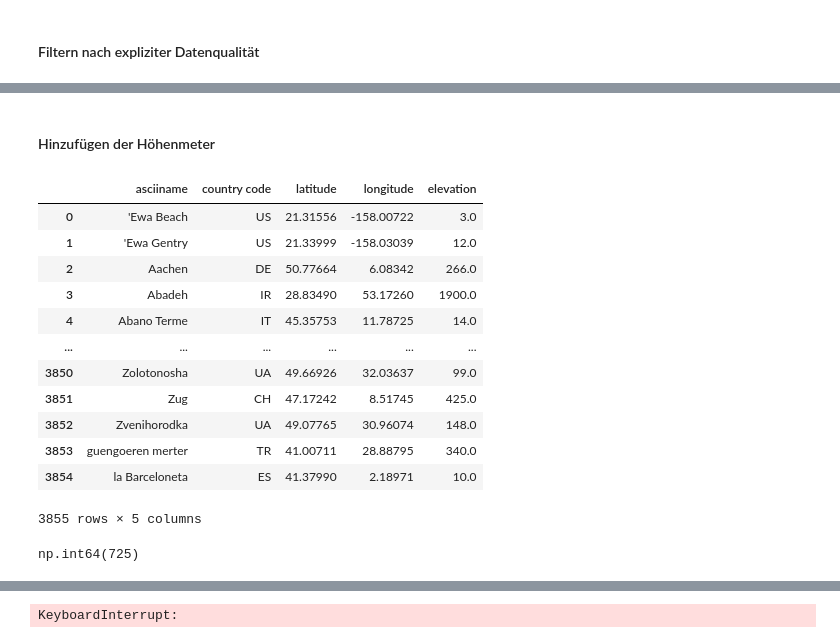
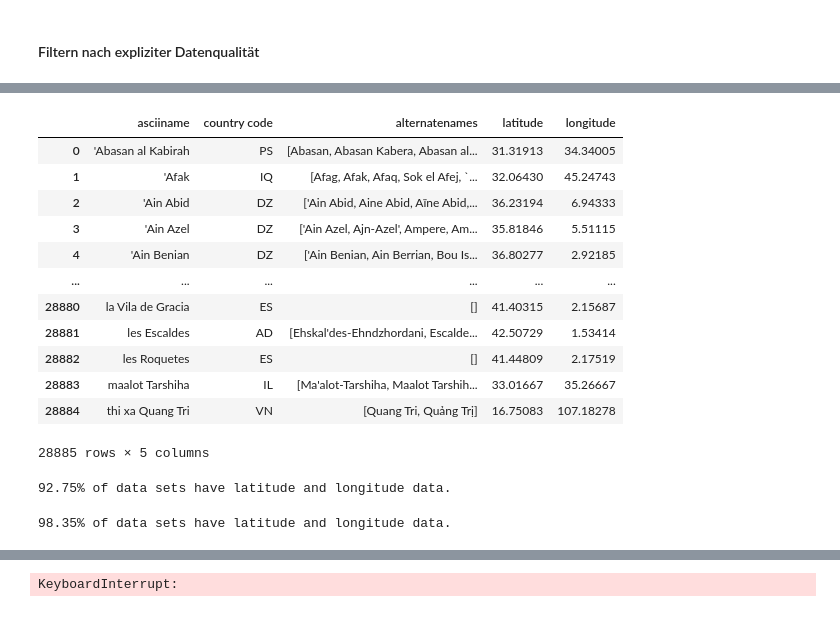
Before and after one commit to GehriJan/data-science-exam, a Jupyter notebook: data_science_exam.ipynb, the cells around one changed output, grey strips where cells are left out. Drawn from its saved outputs; the diff is of its cells as text; code cells hidden in the pictures.

```diff
--- a/data_science_exam.ipynb
+++ b/data_science_exam.ipynb
@@ -167,2 +103,0 @@ df1["continent"] = continent_series
-# %% [markdown]
-#### Hinzufügen der Höhenmeter
@@ -169,45 +121,35 @@ df1["continent"] = continent_series
 # %%
 cities = pd.read_table(
     "https://download.geonames.org/export/dump/cities15000.zip",
     names=[
         "geonameid", "name", "asciiname", "alternatenames", "latitude", "longitude",
         "feature class", "feature code", "country code", "cc2", "admin1 code", "admin2 code",
         "admin3 code", "admin4 code", "population", "elevation", "dem", "timezone", "modificaction date",
     ],
-    usecols=["asciiname", "country code", "latitude", "longitude", "elevation"]
+    usecols=["asciiname", "country code", "latitude", "longitude", "alternatenames"]
 )
+
 cities = (
     cities
-    .loc[cities[["elevation", "latitude", "longitude"]].notna().prod("columns")==1]
+    # .loc[cities[["elevation", "latitude", "longitude"]].notna().prod("columns")==1]
     # [cities["elevation"].notna()]
     .groupby(["asciiname", "country code"])
     .first()
     .reset_index()
 )
+cities["alternatenames"] = cities["alternatenames"].apply(lambda x: x.split(",") if x is not None else [])
 display(cities)
-(
-    df1
-    .merge(
-        cities,
-        how="left",
-        left_on=["city", "alpha2"],
-        right_on=["asciiname", "country code"]
-    , validate="one_to_one")
-    .drop("asciiname", axis="columns")
-    ["elevation"].isna().sum()
-)
 # %% [output]
-|  | asciiname | country code | latitude | longitude | elevation |
-| 0 | 'Ewa Beach | US | 21.31556 | -158.00722 | 3.0 |
-| 1 | 'Ewa Gentry | US | 21.33999 | -158.03039 | 12.0 |
-| 2 | Aachen | DE | 50.77664 | 6.08342 | 266.0 |
-| 3 | Abadeh | IR | 28.83490 | 53.17260 | 1900.0 |
-| 4 | Abano Terme | IT | 45.35753 | 11.78725 | 14.0 |
+|  | asciiname | country code | alternatenames | latitude | longitude |
+| 0 | 'Abasan al Kabirah | PS | [Abasan, Abasan Kabera, Abasan al... | 31.31913 | 34.34005 |
+| 1 | 'Afak | IQ | [Afag, Afak, Afaq, Sok el Afej, `... | 32.06430 | 45.24743 |
+| 2 | 'Ain Abid | DZ | ['Ain Abid, Aine Abid, Aïne Abid,... | 36.23194 | 6.94333 |
+| 3 | 'Ain Azel | DZ | ['Ain Azel, Ajn-Azel', Ampere, Am... | 35.81846 | 5.51115 |
+| 4 | 'Ain Benian | DZ | ['Ain Benian, Ain Berrian, Bou Is... | 36.80277 | 2.92185 |
 | ... | ... | ... | ... | ... | ... |
-| 3850 | Zolotonosha | UA | 49.66926 | 32.03637 | 99.0 |
-| 3851 | Zug | CH | 47.17242 | 8.51745 | 425.0 |
-| 3852 | Zvenihorodka | UA | 49.07765 | 30.96074 | 148.0 |
-| 3853 | guengoeren merter | TR | 41.00711 | 28.88795 | 340.0 |
-| 3854 | la Barceloneta | ES | 41.37990 | 2.18971 | 10.0 |
+| 28880 | la Vila de Gracia | ES | [] | 41.40315 | 2.15687 |
+| 28881 | les Escaldes | AD | [Ehskal'des-Ehndzhordani, Escalde... | 42.50729 | 1.53414 |
+| 28882 | les Roquetes | ES | [] | 41.44809 | 2.17519 |
+| 28883 | maalot Tarshiha | IL | [Ma'alot-Tarshiha, Maalot Tarshih... | 33.01667 | 35.26667 |
+| 28884 | thi xa Quang Tri | VN | [Quang Tri, Quảng Trị] | 16.75083 | 107.18278 |
-3855 rows × 5 columns
+28885 rows × 5 columns
-np.int64(725)
@@ -213,0 +160,28 @@ np.int64(725)
+# %%
+new_df = (
+    df1
+    .merge(
+        cities,
+        how="left",
+        left_on=["city", "alpha2"],
+        right_on=["asciiname", "country code"]
+    , validate="one_to_one")
+    .drop(["asciiname", "country code"], axis="columns")
+)
+print_percentage_of_filled_values(new_df, ["latitude", "longitude"])
+# %% [output]
+92.75% of data sets have latitude and longitude data.
+# %%
+def get_nearest_match(row):
+    alternate_matches_index = cities["alternatenames"].apply(lambda x: row["city"] in x)
+    if not alternate_matches_index.sum() > 0:
+        return row
+    first_match = cities[alternate_matches_index].reset_index(drop=True).loc[0]
+    row["latitude"], row["longitude"] = first_match["latitude"], first_match["longitude"]
+    return row
+
+currently_no_value = new_df[["latitude", "longitude"]].notna().prod("columns")==0
+new_df.loc[currently_no_value] = new_df.loc[currently_no_value].apply(get_nearest_match, axis="columns")
+print_percentage_of_filled_values(new_df, ["latitude", "longitude"])
+# %% [output]
+98.35% of data sets have latitude and longitude data.
```
Also changed, not shown: parts of 22 cells of this notebook.
